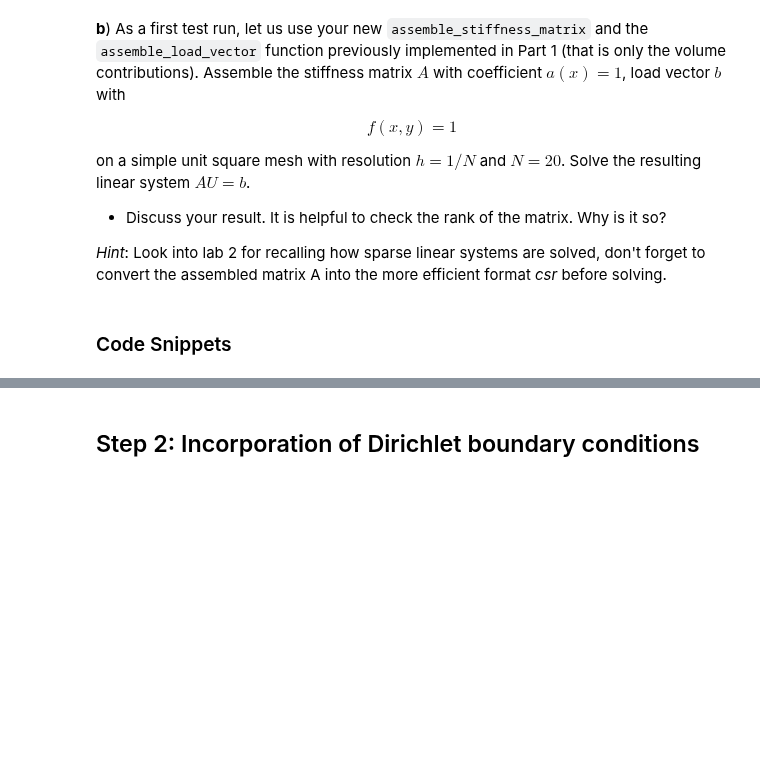
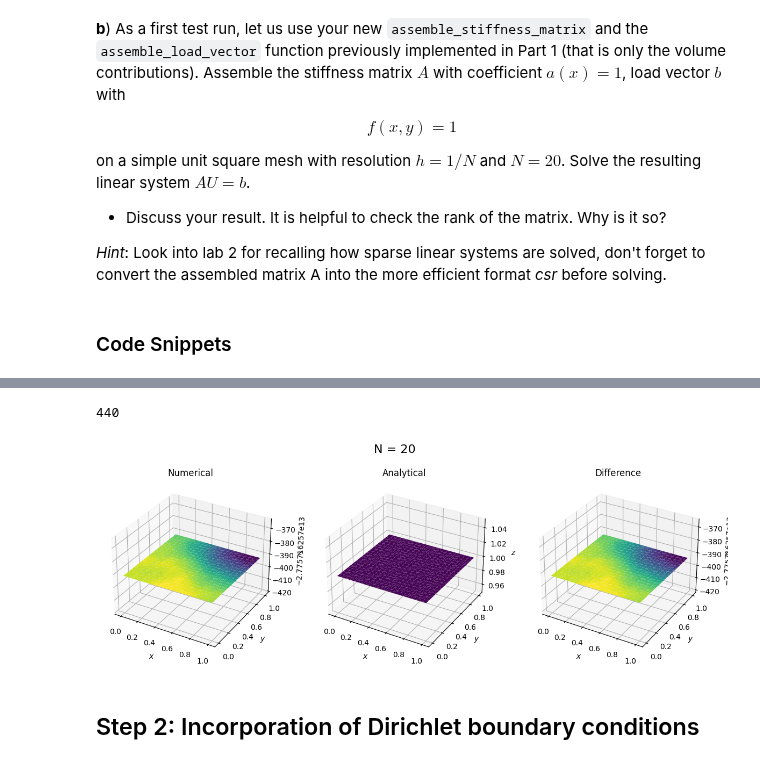
Before and after one commit to todj107/NumPDE, a Jupyter notebook: lab_4_mjunk/lab_04_part_2_mjunk.ipynb, the cells around one changed output, grey strips where cells are left out. Drawn from its saved outputs; the diff is of its cells as text; code cells hidden in the pictures; blank space fills up the shorter version.

```diff
--- a/lab_4_mjunk/lab_04_part_2_mjunk.ipynb
+++ b/lab_4_mjunk/lab_04_part_2_mjunk.ipynb
@@ -153,16 +155,21 @@ def assemble_stiffness_matrix(P, T, a):
     # As in the mass matrix assembly:
     # Deduce number of unkowns from dimensions of P
     # number of elements from dimensions of T and sparse matrix A
-    ...
+    n_p = P.shape[0]
+    n_t = T.shape[0]
+    A = np.zeros((n_p, n_p))
 
     for  K in range(n_t):
         # Get local to global map
-        ...
+        loc2glo = T[K,:]
         # Get triangle coordinates and compute area
-        ...
+        tri = P[T[K,:]]
+        N0 = tri[0]
+        N1 = tri[1]
+        N2 = tri[2]
 
         # Compute abar = a((N0 + N1 + N2)/3) to approximate \int_K a(x)dx
-        abar = ...
+        abar = a((N0 + N1 + N2)/3)
 
         # Compute the area and the coefficient for the hat gradients
         area, b, c = compute_hat_gradients(tri)
@@ -173,6 +180,6 @@ def assemble_stiffness_matrix(P, T, a):
         A_K = abar*(np.outer(b, b) + np.outer(c, c))*area
 
         # Add local element matrix to global matrix as before
-        ...
+        A[np.ix_(loc2glo, loc2glo)] += A_K
 
     return A
@@ -202,3 +274,29 @@ rank = np.linalg.matrix_rank(A_mat)
+# %%
+import numpy as np
+N = 20
+x = np.linspace(0,1,1000)
+y = np.linspace(0,1,1000)
+# Define mesh
+P, T = mt.unitsquare_mesh(N)
+
+a = lambda x: 1
+
+A = assemble_stiffness_matrix(P, T, a)
+b = assemble_load_vector(P, T, f, 0)
+
+rank = np.linalg.matrix_rank(A)
+print(rank)
+
+
+A_csr = csr_matrix(A)
+U = spsolve(A_csr,b)
+
+X = P[:,0]
+Y = P[:,1]
+plot_comparison_2D(X,Y,U,f(X,Y),T,N,"Numerical","Analytical")
+# %% [output]
+440
+[figure, added]
 # %% [markdown]
 ## Step 2: Incorporation of Dirichlet boundary conditions
 # %% [markdown]
```
Also changed, not shown: parts of 11 cells of this notebook.
